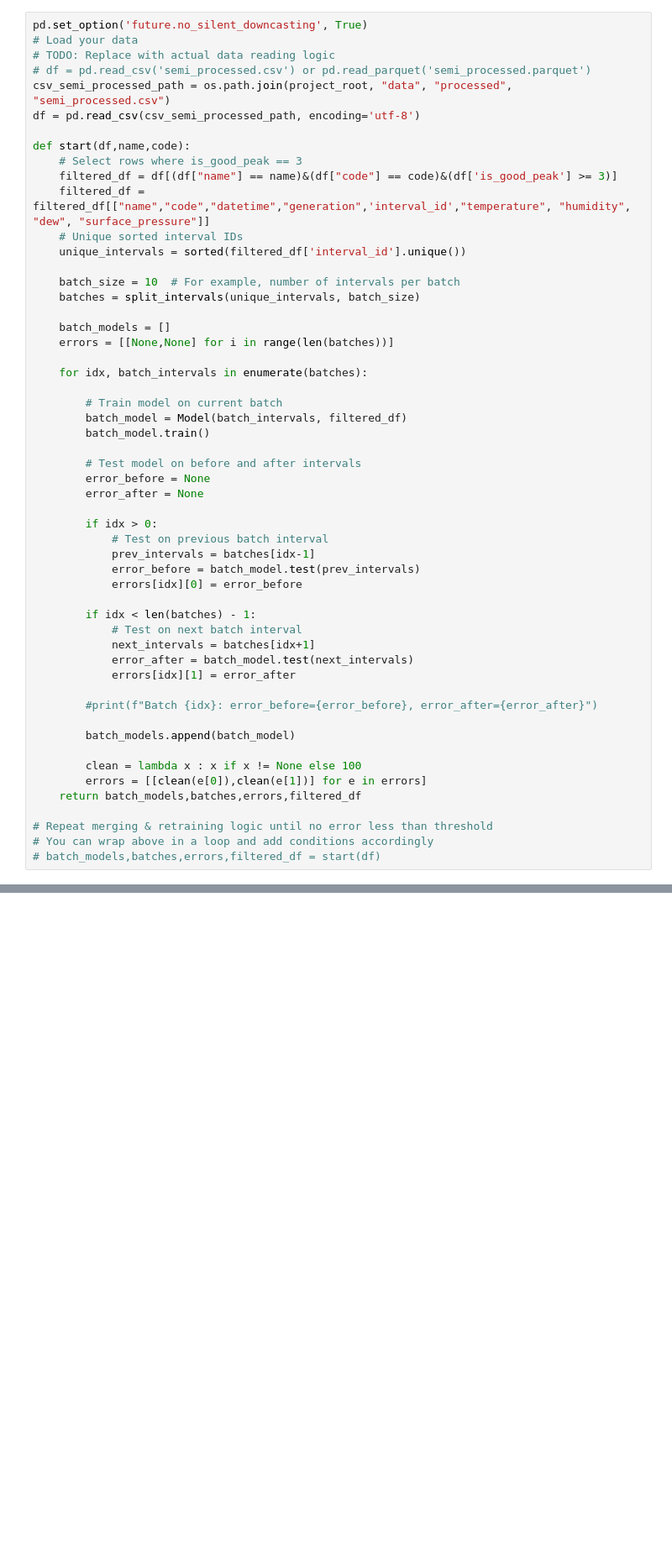
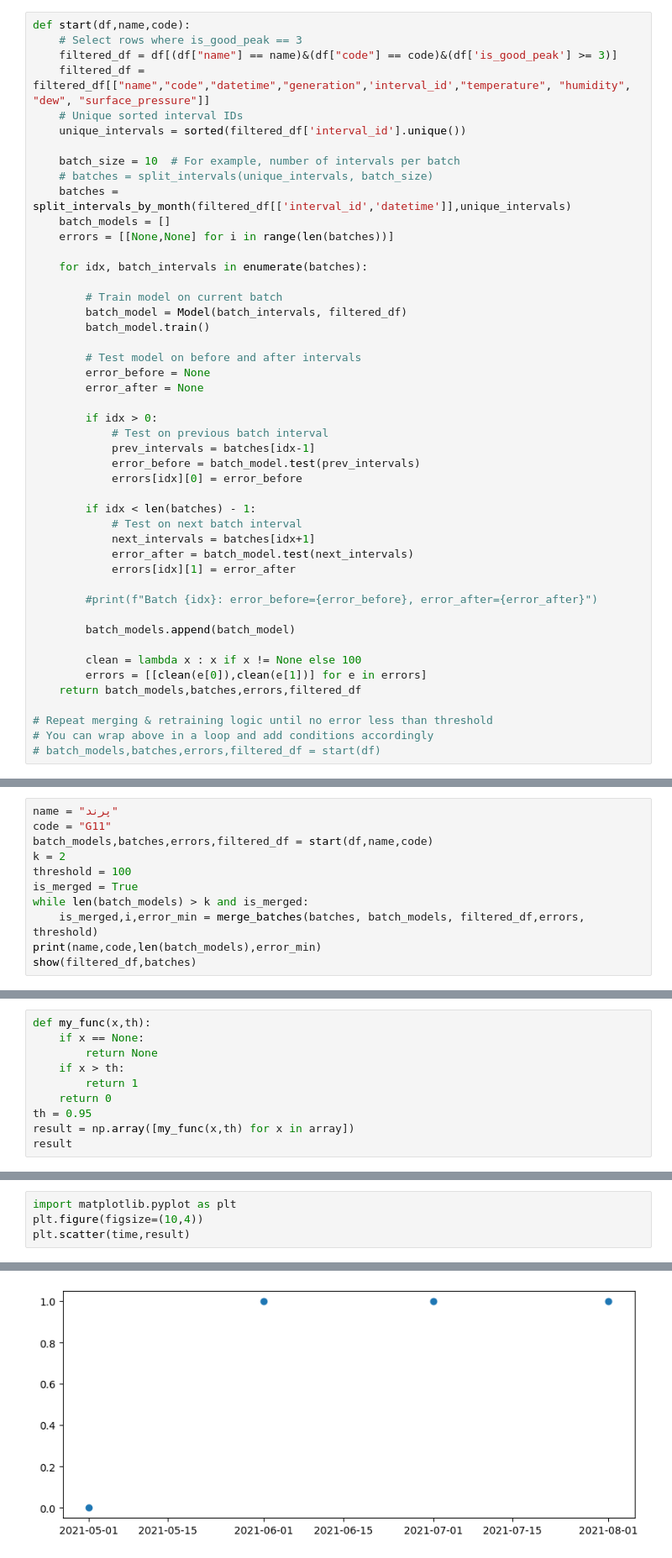
Before and after one commit to SHSMJ200/Bargh_ML, a Jupyter notebook: src/models/jupyter_files/change_detector.ipynb, the cells around one changed output, grey strips where cells are left out. Shown at 84% size. Drawn from its saved outputs; the diff is of its cells as text; blank space fills up the shorter version.

```diff
--- a/src/models/jupyter_files/change_detector.ipynb
+++ b/src/models/jupyter_files/change_detector.ipynb
@@ -81,13 +96,6 @@ def get_in(df,i):
     mask = (i1 <= df['interval_id']) & (df['interval_id'] < i2)
     return df[mask]
 # %%
-pd.set_option('future.no_silent_downcasting', True)
-# Load your data
-# TODO: Replace with actual data reading logic
-# df = pd.read_csv('semi_processed.csv') or pd.read_parquet('semi_processed.parquet')
-csv_semi_processed_path = os.path.join(project_root, "data", "processed", "semi_processed.csv")
-df = pd.read_csv(csv_semi_processed_path, encoding='utf-8')
-
 def start(df,name,code):
     # Select rows where is_good_peak == 3
     filtered_df = df[(df["name"] == name)&(df["code"] == code)&(df['is_good_peak'] >= 3)]
@@ -96,8 +104,8 @@ def start(df,name,code):
     unique_intervals = sorted(filtered_df['interval_id'].unique())
 
     batch_size = 10  # For example, number of intervals per batch
-    batches = split_intervals(unique_intervals, batch_size)
-
+    # batches = split_intervals(unique_intervals, batch_size)
+    batches = split_intervals_by_month(filtered_df[['interval_id','datetime']],unique_intervals)
     batch_models = []
     errors = [[None,None] for i in range(len(batches))]
 
@@ -242,0 +275,11 @@ show(filtered_df,batches)
+# %%
+name = "پرند"
+code = "G11"
+batch_models,batches,errors,filtered_df = start(df,name,code)
+k = 2
+threshold = 100
+is_merged = True
+while len(batch_models) > k and is_merged:
+    is_merged,i,error_min = merge_batches(batches, batch_models, filtered_df,errors, threshold)
+print(name,code,len(batch_models),error_min)
+show(filtered_df,batches)
@@ -296,0 +403,10 @@ weighted avg       0.99      0.99      0.99      4597
+# %%
+def my_func(x,th):
+    if x == None:
+        return None
+    if x > th:
+        return 1
+    return 0
+th = 0.95
+result = np.array([my_func(x,th) for x in array])
+result
@@ -296,0 +419,5 @@ weighted avg       0.99      0.99      0.99      4597
+# %%
+import matplotlib.pyplot as plt
+plt.figure(figsize=(10,4))
+plt.scatter(time,result)
+# %% [output]
@@ -296,0 +425 @@ weighted avg       0.99      0.99      0.99      4597
+[figure, added]
```
Also changed, not shown: parts of 22 cells of this notebook, 2 other files.
